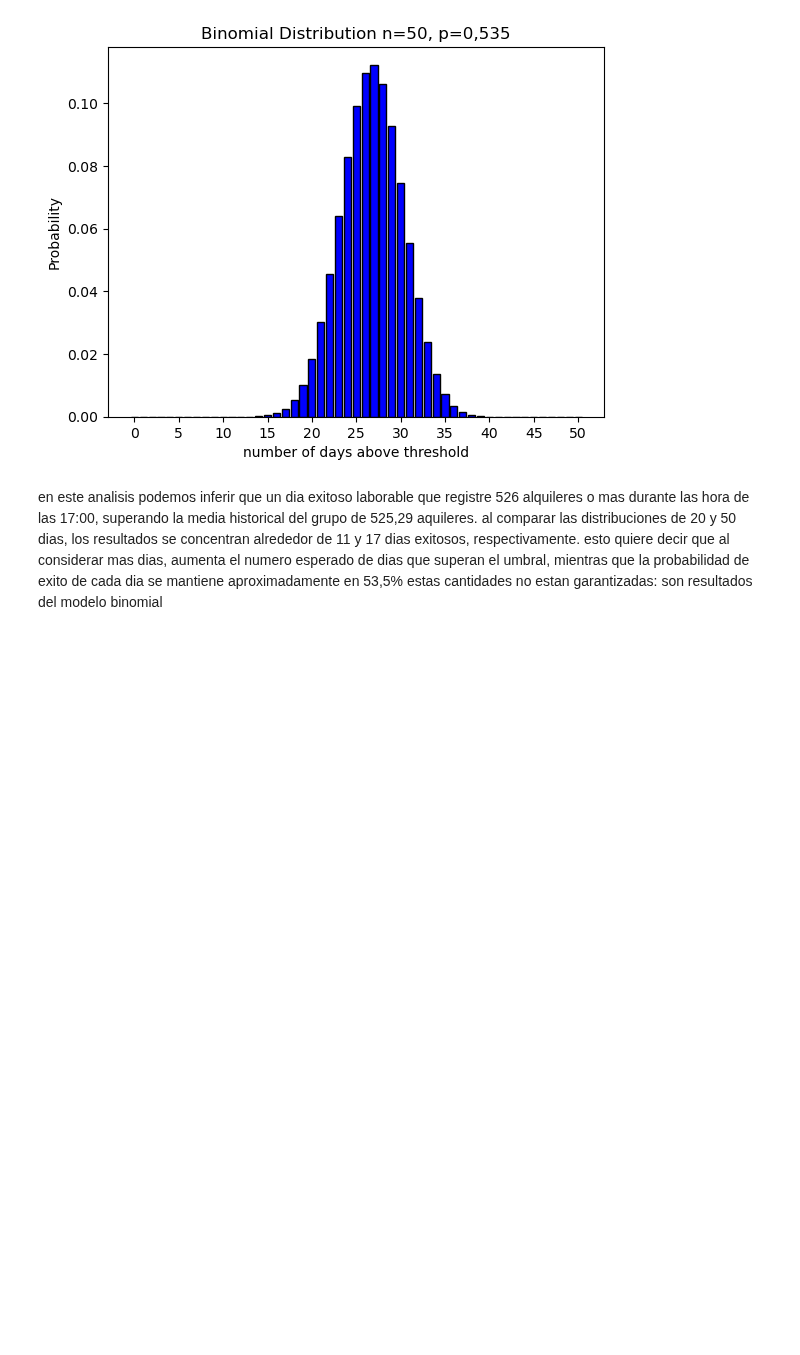
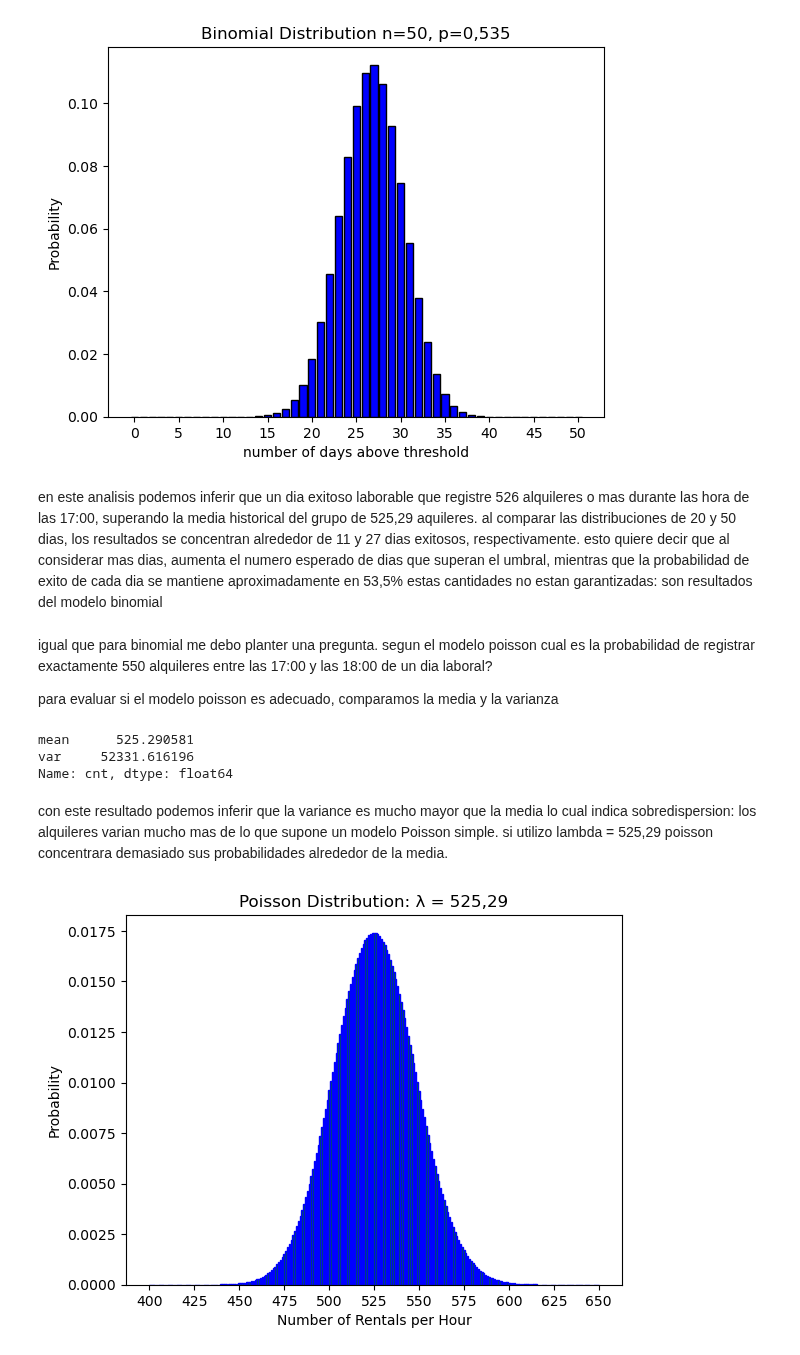
Before and after one commit to 2026491-max/Statistical---Project---26-, a Jupyter notebook: Bike Sharing.ipynb, the cells around one changed output. Saved outputs shown, nothing was run; the diff lists cells and outputs as text; code cells hidden in the pictures; blank space fills up the shorter version.

```diff
--- a/Bike Sharing.ipynb
+++ b/Bike Sharing.ipynb
@@ -238,4 +238,35 @@ plt.show()
 # %% [output]
 [figure]
 # %% [markdown]
-en este analisis podemos inferir que un dia exitoso laborable que registre 526 alquileres o mas durante las hora de las 17:00, superando la media historical del grupo de 525,29 aquileres. al comparar las distribuciones de 20 y 50 dias, los resultados se concentran alrededor de 11 y 17 dias exitosos, respectivamente. esto quiere decir que al considerar mas dias, aumenta el numero esperado de dias que superan el umbral, mientras que la probabilidad de exito de cada dia se mantiene aproximadamente en 53,5% estas cantidades no estan garantizadas: son resultados del modelo binomial
+en este analisis podemos inferir que un dia exitoso laborable que registre 526 alquileres o mas durante las hora de las 17:00, superando la media historical del grupo de 525,29 aquileres. al comparar las distribuciones de 20 y 50 dias, los resultados se concentran alrededor de 11 y 27 dias exitosos, respectivamente. esto quiere decir que al considerar mas dias, aumenta el numero esperado de dias que superan el umbral, mientras que la probabilidad de exito de cada dia se mantiene aproximadamente en 53,5% estas cantidades no estan garantizadas: son resultados del modelo binomial
+# %% [markdown]
+igual que para binomial me debo planter una pregunta. segun el modelo poisson cual es la probabilidad de registrar exactamente 550 alquileres entre las 17:00 y las 18:00 de un dia laboral?
+
+para evaluar si el modelo poisson es adecuado, comparamos la media y la varianza
+# %%
+selected["cnt"].agg(["mean","var"]) #la variance indica que tan dispersos o alejados estan los datos respecto a la media.
+# %% [output]
+mean      525.290581
+var     52331.616196
+Name: cnt, dtype: float64
+# %% [markdown]
+con este resultado podemos inferir que la variance es mucho mayor que la media lo cual indica sobredispersion: los alquileres varian
+mucho mas de lo que supone un modelo Poisson simple. si utilizo lambda = 525,29 poisson concentrara demasiado sus probabilidades alrededor de la media.
+# %%
+from scipy.stats import poisson
+
+lambda_value = selected["cnt"].mean()  # Average number of events in the interval
+k = np.arange(400,651)  # Number of possible events (400 to 650)
+
+# Poisson probability mass function (pmf)
+poisson_pmf = poisson.pmf(k, lambda_value)
+
+# Plot the Poisson distribution
+plt.bar(k, poisson_pmf, color='green', edgecolor='blue')
+plt.title('Poisson Distribution: λ = 525,29')
+plt.xlabel('Number of Rentals per Hour')
+plt.ylabel('Probability')
+plt.xticks(np.arange(400,651,25))
+plt.show()
+# %% [output]
+[figure, added]
```
Also changed, not shown: parts of 28 cells of this notebook.
